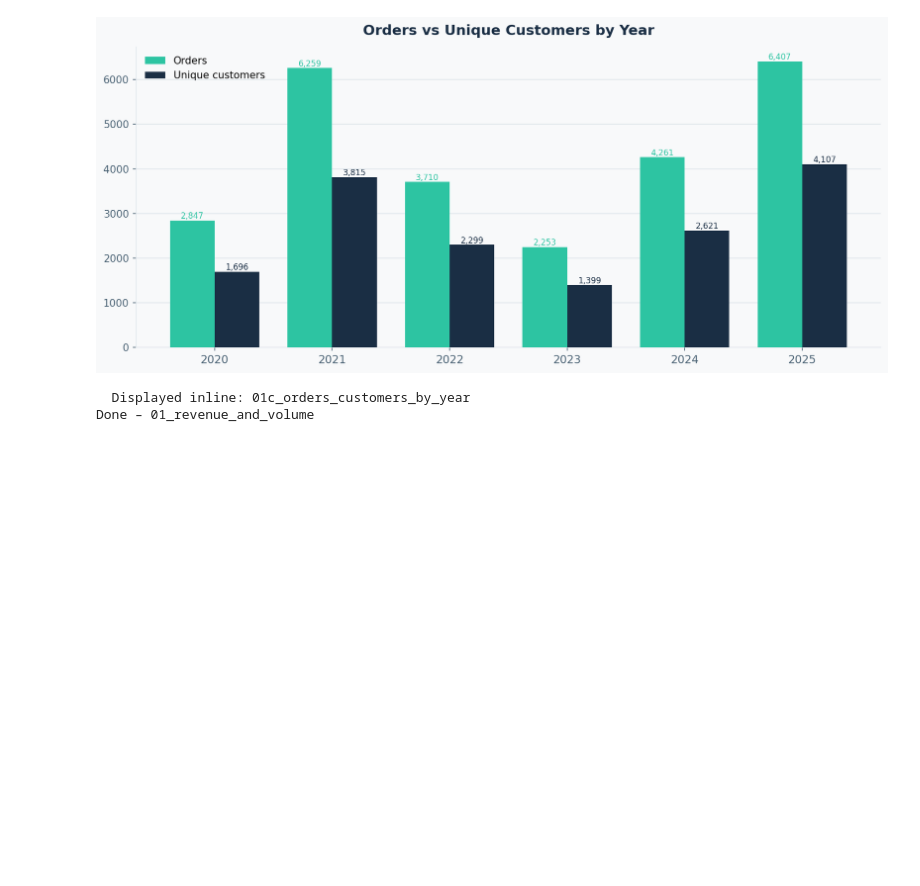
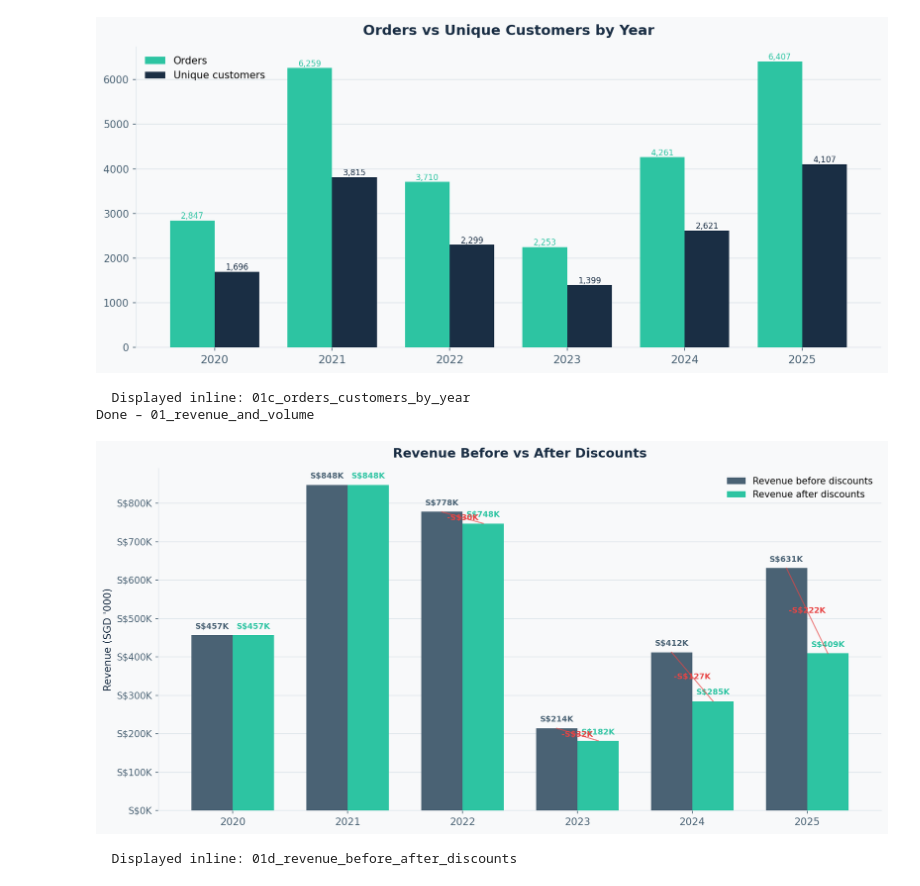
Before and after one commit to AdityaVijay1/lushprotein, a Jupyter notebook: notebooks/viz_01_revenue_and_volume.ipynb, the cells around one changed output. Cells and saved outputs as stored; diff of their text form; code cells hidden in the pictures; blank space fills up the shorter version.

```diff
--- a/data_cleaning/viz_01_revenue_and_volume.ipynb
+++ b/notebooks/viz_01_revenue_and_volume.ipynb
@@ -48,6 +48,8 @@ save = inline_save
 # Combined SG + MY + HK markets
 years        = ["2020","2021","2022","2023","2024","2025"]
 revenue      = [456952, 847930, 747587, 182038, 284971, 409152]
+discounts    = [0, 0, 30073, 32419, 127408, 222033]
+gross_revenue = [r + d for r, d in zip(revenue, discounts)]
 orders       = [2847, 6259, 3710, 2253, 4261, 6407]
 disc_rate    = [0.0, 0.0, 15.2, 59.3, 69.2, 49.6]  # % of orders with any discount
 
@@ -141,3 +143,42 @@ print("Done – 01_revenue_and_volume")
 [figure]
   Displayed inline: 01c_orders_customers_by_year
 Done – 01_revenue_and_volume
+# %%
+# ── Chart 1d: Gross revenue before discounts vs net revenue after discounts ───
+fig, ax = plt.subplots(figsize=(12, 6))
+x = np.arange(len(years))
+w = 0.36
+b1 = ax.bar(x - w/2, [v/1000 for v in gross_revenue], width=w, color=SLATE,
+            label="Revenue before discounts", zorder=3)
+b2 = ax.bar(x + w/2, [v/1000 for v in revenue], width=w, color=TEAL,
+            label="Revenue after discounts", zorder=3)
+
+ax.set_xticks(x)
+ax.set_xticklabels(years, fontsize=11)
+ax.set_ylabel("Revenue (SGD '000)", fontsize=11)
+ax.set_title("Revenue Before vs After Discounts")
+ax.yaxis.set_major_formatter(mticker.FuncFormatter(lambda v,_: f"S${v:.0f}K"))
+ax.legend(loc="upper right")
+
+for bar, v in zip(b1, gross_revenue):
+    ax.text(bar.get_x()+bar.get_width()/2, bar.get_height()+12,
+            f"S${v/1000:.0f}K", ha="center", va="bottom",
+            fontsize=8.5, color=SLATE, fontweight="bold")
+for bar, v in zip(b2, revenue):
+    ax.text(bar.get_x()+bar.get_width()/2, bar.get_height()+12,
+            f"S${v/1000:.0f}K", ha="center", va="bottom",
+            fontsize=8.5, color=TEAL, fontweight="bold")
+
+for xi, gross, net, disc in zip(x, gross_revenue, revenue, discounts):
+    if disc > 0:
+        ax.plot([xi - w/2, xi + w/2], [gross/1000, net/1000],
+                color=RED, linewidth=1.2, alpha=0.65, zorder=4)
+        ax.text(xi, (gross + net)/2000, f"-S${disc/1000:.0f}K",
+                ha="center", va="center", fontsize=8.5,
+                color=RED, fontweight="bold")
+
+fig.tight_layout()
+save(fig, "01d_revenue_before_after_discounts")
+# %% [output]
+[figure, added]
+  Displayed inline: 01d_revenue_before_after_discounts
```
Also changed, not shown: parts of 2 cells of this notebook, 28 other files.
